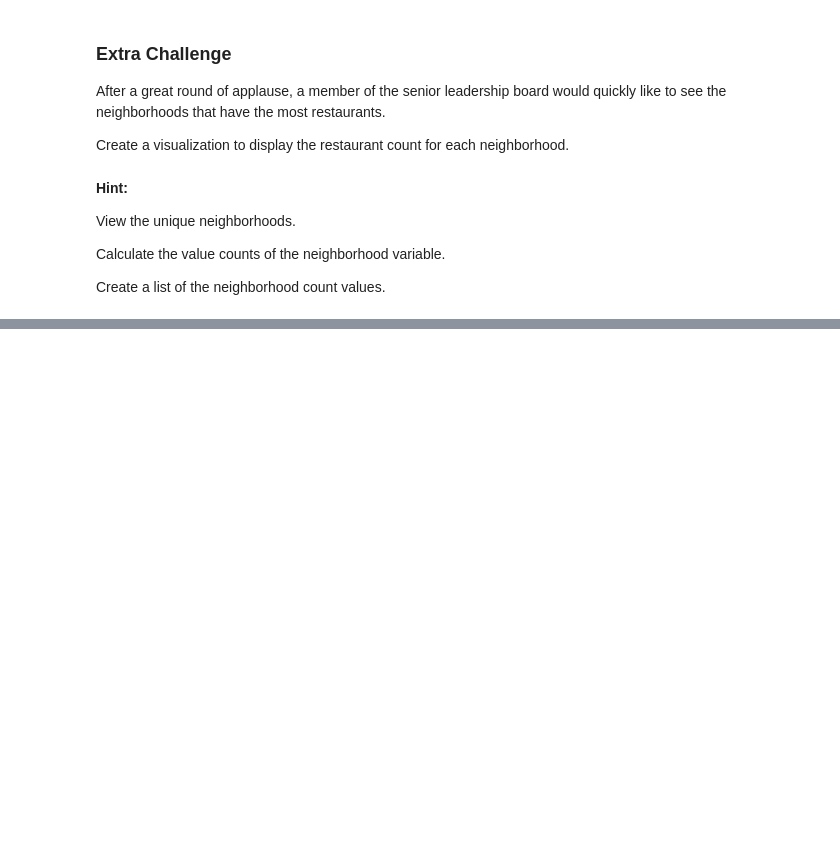
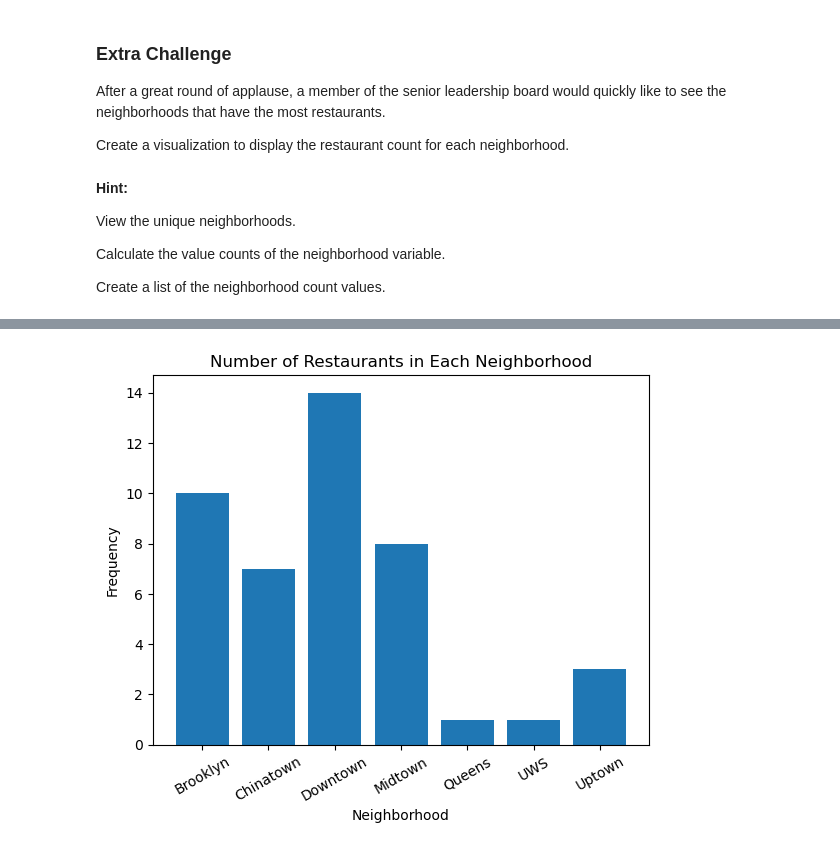
Before and after one commit to thejjserg/foodwheel, a Jupyter notebook: foodwheel_project.ipynb, the cells around one changed output, grey strips where cells are left out. Drawn from its saved outputs; the diff is of its cells as text; code cells hidden in the pictures; blank space fills up the shorter version.

```diff
--- a/foodwheel_project.ipynb
+++ b/foodwheel_project.ipynb
@@ -305,0 +338,22 @@ Create a list of the neighborhood count values.
+# %%
+# Create a Bar Plot
+plt.bar(range(len(neighborhood_unique)), neighborhood_unique["name"])
+
+# Set the axes in a variable called ax
+ax = plt.subplot()
+
+# Set the x-ticks to be months
+ax.set_xticks(range(len(neighborhood_unique)))
+
+# Set the x-tick label be month_names
+ax.set_xticklabels(neighborhood_unique["neighborhood"], rotation = 30)
+
+# Label the Plot
+plt.title("Number of Restaurants in Each Neighborhood")
+plt.xlabel("Neighborhood")
+plt.ylabel("Frequency")
+
+# Show the plot
+plt.show()
+# %% [output]
+[figure, added]
```
Also changed, not shown: parts of 3 cells of this notebook.
